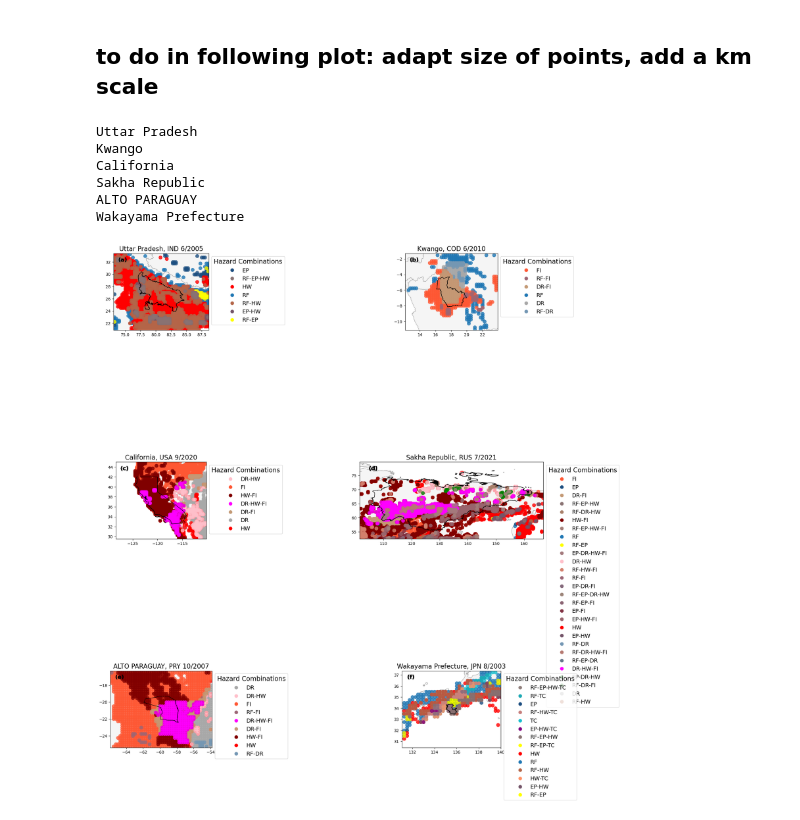
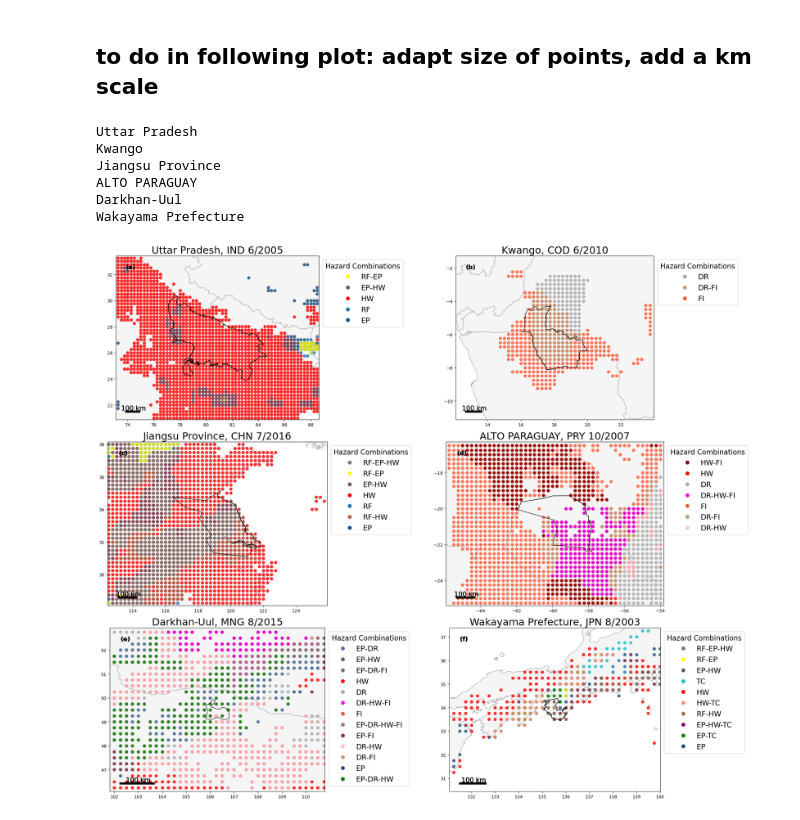
Before and after one commit to zeliest/health_multi_risk, a Jupyter notebook: results/plots_adm1.ipynb, the cells around one changed output. Saved outputs shown, nothing was run; the diff lists cells and outputs as text; code cells hidden in the pictures.

```diff
--- a/results/plots_adm1.ipynb
+++ b/results/plots_adm1.ipynb
@@ -437,6 +430,31 @@ EP-DR-HW-FI-TC
 RF-EP-DR-HW-FI-TC
 # %% [markdown]
 ## to do in following plot: adapt size of points, add a km scale
+# %%
+def add_scale_bar(ax, length_km, location=(0.05, 0.05)):
+    """Adds a scale bar to the given axis `ax`, with length `length_km` kilometers."""
+    xmin, xmax = ax.get_xlim()
+    ymin, ymax = ax.get_ylim()
+
+    # Calculate the central latitude for the scale conversion
+    central_lat = np.mean([ymin, ymax])
+
+    # Conversion from latitude to kilometers (using approximate earth radius)
+    km_per_degree_lat = 110.574  # constant at any latitude for longitude it varies
+    km_per_degree_lon = np.cos(np.radians(central_lat)) * 111.320  # varies by latitude
+
+    # Length of scale bar in degrees of longitude
+    length_deg_lon = length_km / km_per_degree_lon
+
+    # Scale bar coordinates
+    x_start = xmin + (xmax - xmin) * location[0]
+    x_end = x_start + length_deg_lon
+    y_pos = ymin + (ymax - ymin) * location[1]
+
+    # Draw scale bar
+    ax.plot([x_start, x_end], [y_pos, y_pos], 'k-', lw=5)
+    ax.text((x_start + x_end) / 2, y_pos, f' {length_km} km', verticalalignment='bottom',
+            horizontalalignment='center', color='black', fontsize=15)
 # %%
 import matplotlib.pyplot as plt
 import geopandas as gpd
@@ -518,12 +536,12 @@ for i, country in enumerate(df_max_values.ADM1_NAME):
             (gdf.longitude <= maxx + 4)
         ]
 
-        filtered_gdf = filtered_gdf[filtered_gdf.value > 10]  # Example filter, adjust as necessary
-        if len(filtered_gdf) < 10:
+        filtered_gdf = filtered_gdf[filtered_gdf.value > 100]  # Example filter, adjust as necessary
+        if len(filtered_gdf) < 20:
             continue
 
         # Plot the points
-        filtered_gdf.plot(marker='o', ax=ax, markersize=70, alpha=0.8, color=colors_dict_combi[combi])
+        filtered_gdf.plot(marker='o', ax=ax, markersize=40, alpha=0.8, color=colors_dict_combi[combi])
     for combi in sorted_combinations_descending:
         gdf = imp_combined[age][combi]._build_exp_event(event_id).gdf  # Adjusted for your data structure
 
@@ -538,44 +556,44 @@ for i, country in enumerate(df_max_values.ADM1_NAME):
             (gdf.longitude <= maxx + 4)
         ]
 
-        filtered_gdf = filtered_gdf[filtered_gdf.value > 10]  # Example filter, adjust as necessary
+        filtered_gdf = filtered_gdf[filtered_gdf.value > 1000]  # Example filter, adjust as necessary
         if len(filtered_gdf) < 10:
             continue
 
         # Track the points for this combination
         new_points = set(filtered_gdf.geometry.apply(lambda geom: (geom.x, geom.y)))
 
         # Add new points to plotted points
         new_visible_points = new_points - plotted_points
         plotted_points.update(new_points)
 
         # Check if there are new visible points
         if new_visible_points:
             visible_combinations.add(combi)
 
         ax.set_xlim([minx - 4, maxx + 4])
         ax.set_ylim([miny - 3, maxy + 3])
         ax.text(0.05, 0.95, f'({labels[i]})', transform=ax.transAxes, fontsize=14, verticalalignment='top', fontweight='bold', color='black')
 
-        ax.set_title(f'{country}, {cnt} {date}', fontsize=16)  # Smaller title font size
-
-    # Create custom legend handles and labels for the visible combinations
+        ax.set_title(f'{country}, {cnt} {date}', fontsize=23)
+        add_scale_bar(ax, 100)  # Adds a 100 km scale bar
+        ax.set_aspect('equal')
     custom_lines = [Line2D([0], [0], marker='o', color='w', markerfacecolor=colors_dict_combi[combi], markersize=10) for combi in visible_combinations]
     legend_labels = list(visible_combinations)
 
-    ax.legend(custom_lines, legend_labels, loc='upper left', fontsize=14, title='Hazard Combinations', title_fontsize=16, bbox_to_anchor=(1, 1))
+    ax.legend(custom_lines, legend_labels, loc='upper left', fontsize=17, title='Hazard Combinations', title_fontsize=16, bbox_to_anchor=(1, 1))
 
 # Adjust layout with less space between left and right
-fig.subplots_adjust(left=0.05, right=0.95, top=0.95, bottom=0.05, hspace=0.2, wspace=0.1)
+fig.subplots_adjust(left=0.05, right=0.95, top=0.95, bottom=0.05, hspace=0.1, wspace=0.45)
 plt.tight_layout()
 # Save the figure
-#plt.savefig(FIGURES / f"event_combined.png", dpi=300, bbox_inches='tight')
+plt.savefig(FIGURES / f"event_combined.png", dpi=300, bbox_inches='tight')
 plt.show()
 # %% [output]
 Uttar Pradesh
 Kwango
-California
-Sakha Republic
+Jiangsu Province
 ALTO PARAGUAY
+Darkhan-Uul
 Wakayama Prefecture
-[figure, old version]
+[figure, new version]
```
Also changed, not shown: parts of 8 cells of this notebook, 8 other files.
